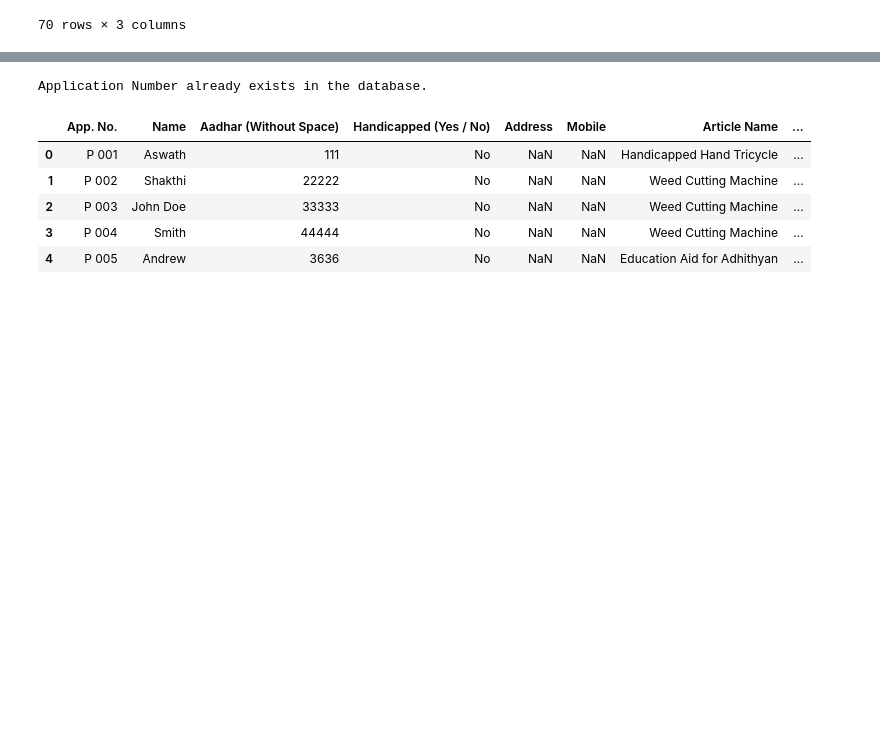
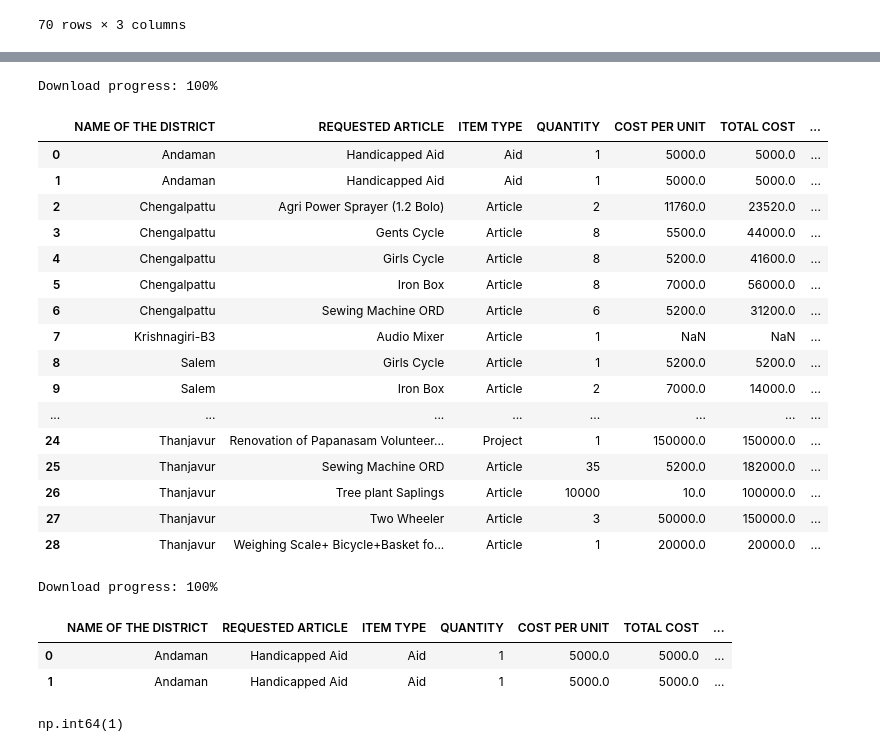
Before and after one commit to ash-sha/MNP25, a Jupyter notebook: codes/frontend.ipynb, the cells around one changed output, grey strips where cells are left out. Saved outputs shown, nothing was run; the diff lists cells and outputs as text; code cells hidden in the pictures; blank space fills up the shorter version.

Commit message:
complete District

```diff
--- a/codes/frontend.ipynb
+++ b/codes/frontend.ipynb
@@ -169,22 +151,39 @@ Download progress: 100%
 # %%
-app_no = "P 001"
-if app_no in public_master["App. No."].values:
-    print("Application Number already exists in the database.")
+district = read_file(master_data_id)
+district
 # %% [output]
-Application Number already exists in the database.
+Download progress: 100%
+|  | NAME OF THE DISTRICT | REQUESTED ARTICLE | ITEM TYPE | QUANTITY | COST PER UNIT | TOTAL COST | ... |
+| 0 | Andaman | Handicapped Aid | Aid | 1 | 5000.0 | 5000.0 | ... |
+| 1 | Andaman | Handicapped Aid | Aid | 1 | 5000.0 | 5000.0 | ... |
+| 2 | Chengalpattu | Agri Power Sprayer (1.2 Bolo) | Article | 2 | 11760.0 | 23520.0 | ... |
+| 3 | Chengalpattu | Gents Cycle | Article | 8 | 5500.0 | 44000.0 | ... |
+| 4 | Chengalpattu | Girls Cycle | Article | 8 | 5200.0 | 41600.0 | ... |
+| 5 | Chengalpattu | Iron Box | Article | 8 | 7000.0 | 56000.0 | ... |
+| 6 | Chengalpattu | Sewing Machine ORD | Article | 6 | 5200.0 | 31200.0 | ... |
+| 7 | Krishnagiri-B3 | Audio Mixer | Article | 1 | NaN | NaN | ... |
+| 8 | Salem | Girls Cycle | Article | 1 | 5200.0 | 5200.0 | ... |
+| 9 | Salem | Iron Box | Article | 2 | 7000.0 | 14000.0 | ... |
+| ... | ... | ... | ... | ... | ... | ... | ... |
+| 24 | Thanjavur | Renovation of Papanasam Volunteer... | Project | 1 | 150000.0 | 150000.0 | ... |
+| 25 | Thanjavur | Sewing Machine ORD | Article | 35 | 5200.0 | 182000.0 | ... |
+| 26 | Thanjavur | Tree plant Saplings | Article | 10000 | 10.0 | 100000.0 | ... |
+| 27 | Thanjavur | Two Wheeler | Article | 3 | 50000.0 | 150000.0 | ... |
+| 28 | Thanjavur | Weighing Scale+ Bicycle+Basket fo... | Article | 1 | 20000.0 | 20000.0 | ... |
 # %%
-
-aadhar = "111"
+saved_data = read_file(master_data_id)
+existing_record = saved_data[
+                    (saved_data["NAME OF THE DISTRICT"] == "Andaman") &
+                    (saved_data["REQUESTED ARTICLE"] == "Handicapped Aid")]
+# %% [output]
+Download progress: 100%
 # %%
-public_master.loc[public_master["App. No."] == app_no, "Aadhar (Without Space)"] = aadhar
-
-public_master.loc[public_master["App. No."] == app_no, "Aadhar (Without Space)"] = aadhar
+existing_record
+# %% [output]
+|  | NAME OF THE DISTRICT | REQUESTED ARTICLE | ITEM TYPE | QUANTITY | COST PER UNIT | TOTAL COST | ... |
+| 0 | Andaman | Handicapped Aid | Aid | 1 | 5000.0 | 5000.0 | ... |
+| 1 | Andaman | Handicapped Aid | Aid | 1 | 5000.0 | 5000.0 | ... |
 # %%
-public_master
+existing_record["QUANTITY"].values[0]
 # %% [output]
-|  | App. No. | Name | Aadhar (Without Space) | Handicapped (Yes / No) | Address | Mobile | Article Name | ... |
-| 0 | P 001 | Aswath | 111 | No | NaN | NaN | Handicapped Hand Tricycle | ... |
-| 1 | P 002 | Shakthi | 22222 | No | NaN | NaN | Weed Cutting Machine | ... |
-| 2 | P 003 | John Doe | 33333 | No | NaN | NaN | Weed Cutting Machine | ... |
-| 3 | P 004 | Smith | 44444 | No | NaN | NaN | Weed Cutting Machine | ... |
-| 4 | P 005 | Andrew | 3636 | No | NaN | NaN | Education Aid for Adhithyan | ... |
+np.int64(1)
```
Also changed, not shown: parts of 4 cells of this notebook, 1 other file.
